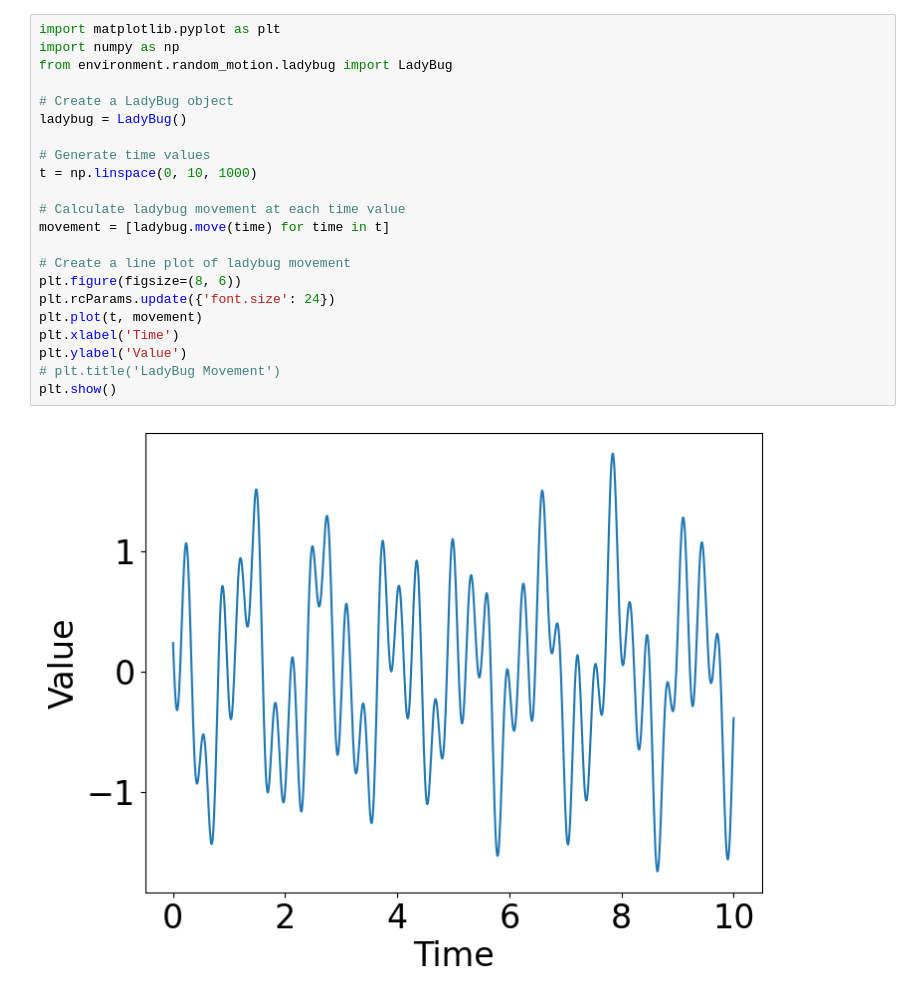
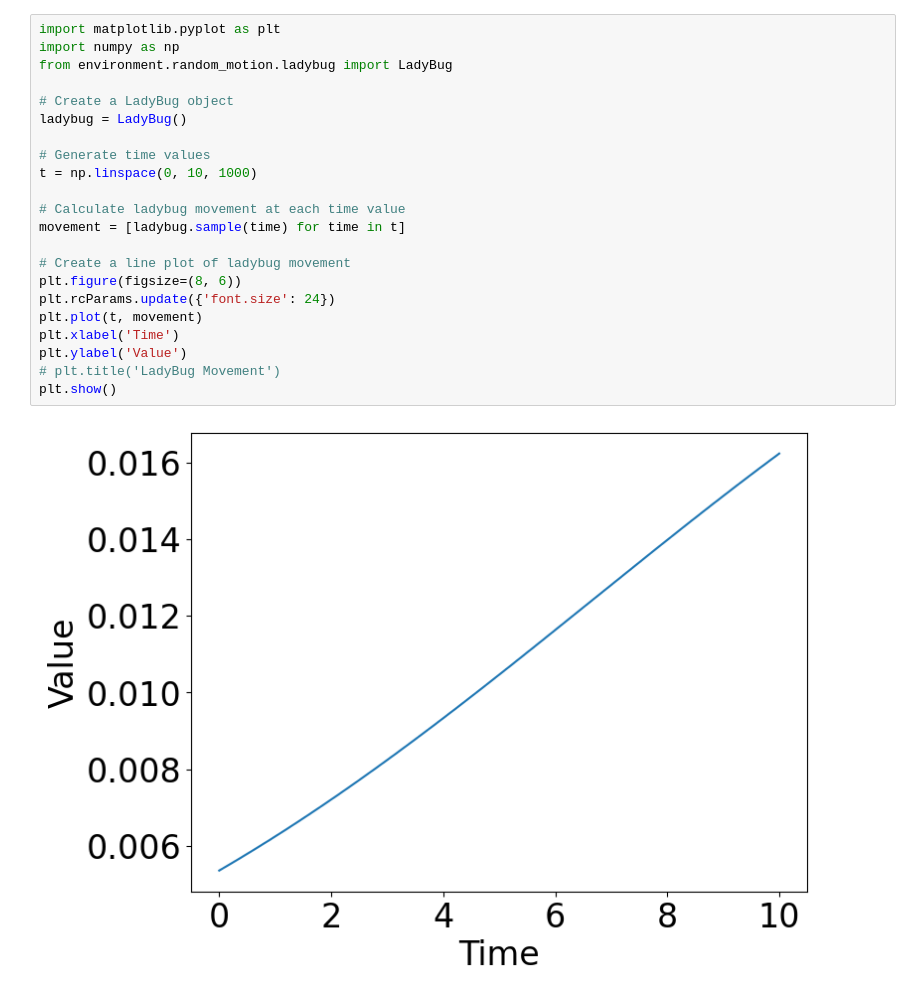
Before and after one commit to callmechristian/qnctrl, a Jupyter notebook: ladypres.ipynb, the cells around one changed output. Drawn from its saved outputs; the diff is of its cells as text.

```diff
--- a/ladypres.ipynb
+++ b/ladypres.ipynb
@@ -1,27 +1,27 @@
 # %%
 import matplotlib.pyplot as plt
 import numpy as np
 from environment.random_motion.ladybug import LadyBug
 
 # Create a LadyBug object
 ladybug = LadyBug()
 
 # Generate time values
 t = np.linspace(0, 10, 1000)
 
 # Calculate ladybug movement at each time value
-movement = [ladybug.move(time) for time in t]
+movement = [ladybug.sample(time) for time in t]
 
 # Create a line plot of ladybug movement
 plt.figure(figsize=(8, 6))
 plt.rcParams.update({'font.size': 24})
 plt.plot(t, movement)
 plt.xlabel('Time')
 plt.ylabel('Value')
 # plt.title('LadyBug Movement')
 plt.show()
 # %% [output]
-[figure, old version]
+[figure, new version]
 # %%
 # Create a line plot of ladybug movement
 plt.figure(figsize=(8, 6))
```
Also changed, not shown: parts of 3 cells of this notebook, 2 other files.
